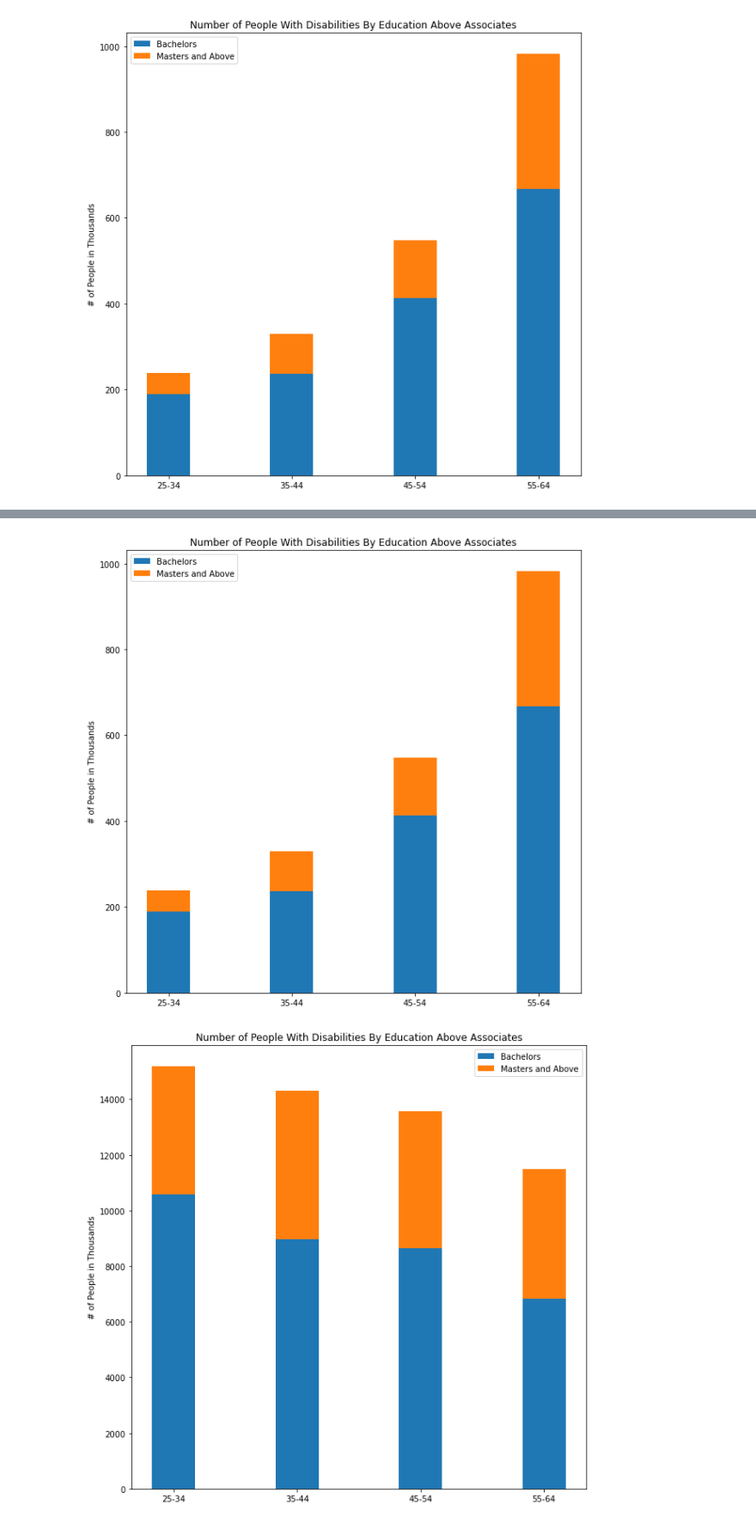
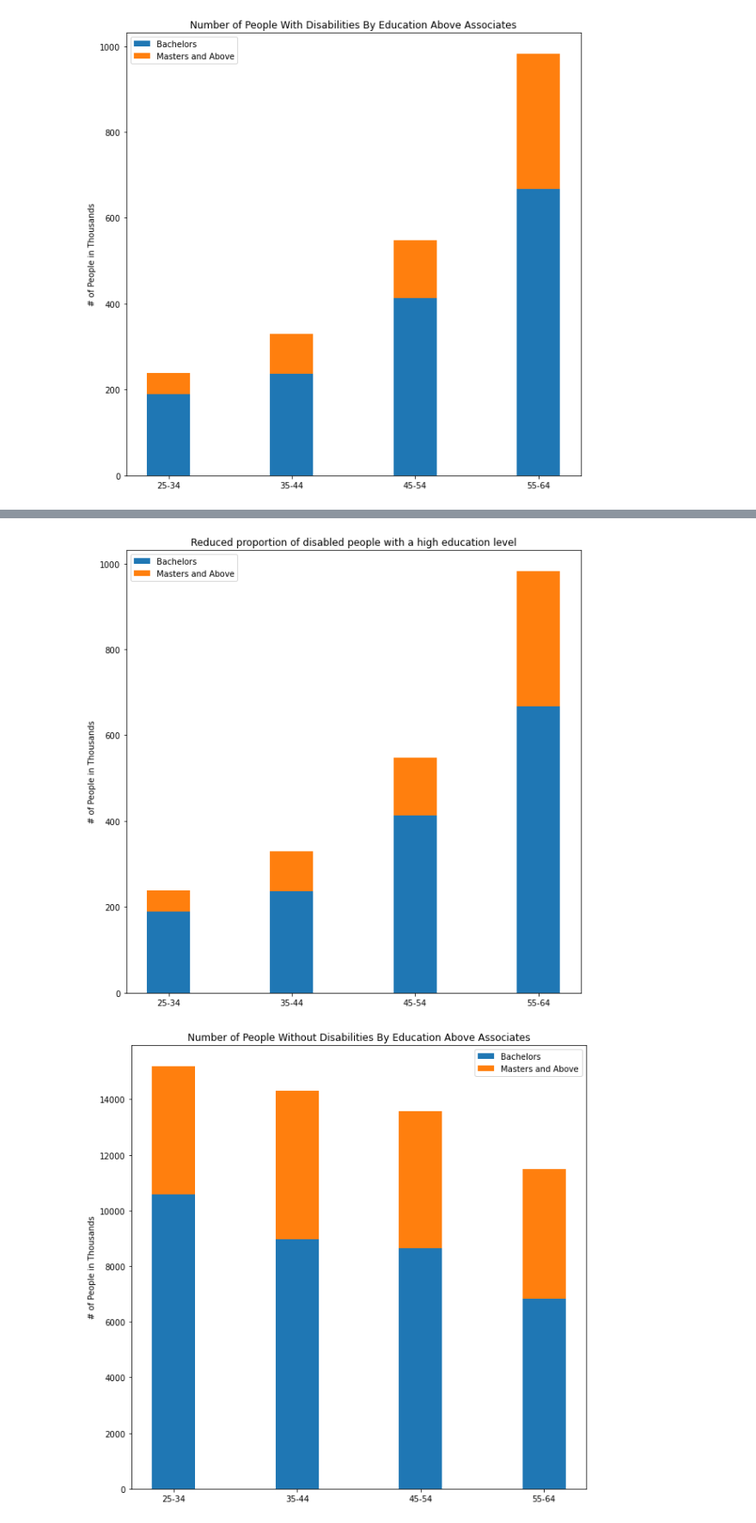
Before and after one commit to RaphaelAllusson/Disability-Research, a Jupyter notebook: Notebooks/analyzing_employment_and_education_data.ipynb, the cells around one changed output, grey strips where cells are left out. Shown: that part at 86% size. Cells and saved outputs as stored; diff of their text form; code cells hidden in the pictures.

```diff
--- a/Notebooks/analyzing_employment_and_education_data.ipynb
+++ b/Notebooks/analyzing_employment_and_education_data.ipynb
@@ -453,34 +475,35 @@ masters_up = np.array([50, 93, 134, 314])
 width = 0.35       # the width of the bars: can also be len(x) sequence
 
 fig, ax = plt.subplots(figsize = (10,10))
 
 ax.bar(labels, bachelors, width, label='Bachelors')
 ax.bar(labels, masters_up, width,
        label='Masters and Above', bottom = bachelors)
 
 ax.set_ylabel('# of People in Thousands')
-ax.set_title('Number of People With Disabilities By Education Above Associates')
+ax.set_title('Reduced proportion of disabled people with a high education level')
 ax.legend()
 
 plt.show()
 
 labels = ['25-34', '35-44', '45-54', '55-64']
 bachelors = np.array([10579, 8960, 8653, 6817])
 masters_up = np.array([4600, 5347, 4920, 4684])
 
 width = 0.35       # the width of the bars: can also be len(x) sequence
 
 fig, ax = plt.subplots(figsize = (10,10))
 
 ax.bar(labels, bachelors, width, label='Bachelors')
 ax.bar(labels, masters_up, width,
        label='Masters and Above', bottom = bachelors)
 
 ax.set_ylabel('# of People in Thousands')
-ax.set_title('Number of People With Disabilities By Education Above Associates')
+ax.set_title('Number of People Without Disabilities By Education Above Associates')
 ax.legend()
 
 plt.show()
+#This reduced proportion is most likely due to young disabled people not having access to the same amount of
 # %% [output]
-[figure, old version]
+[figure, new version]
-[figure, old version]
+[figure, new version]
```
Also changed, not shown: parts of 23 cells of this notebook.
